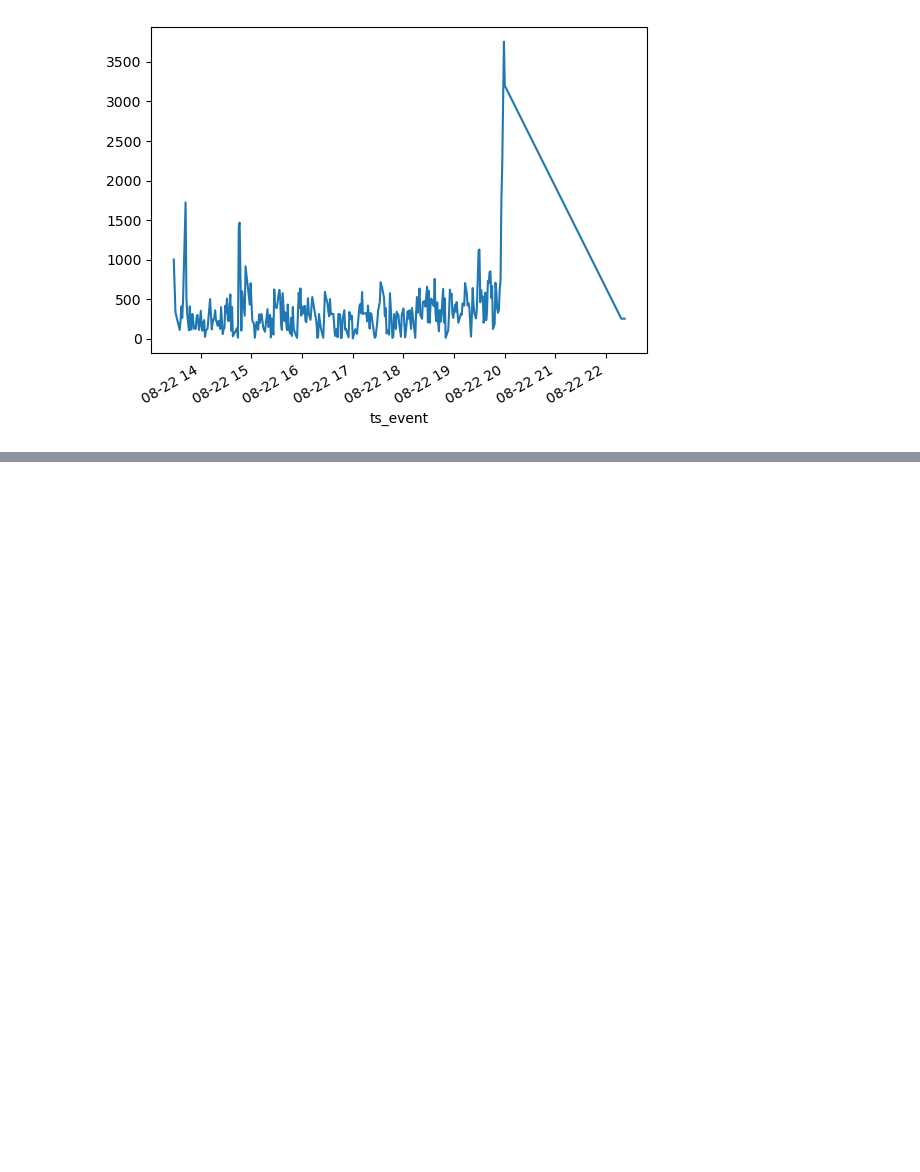
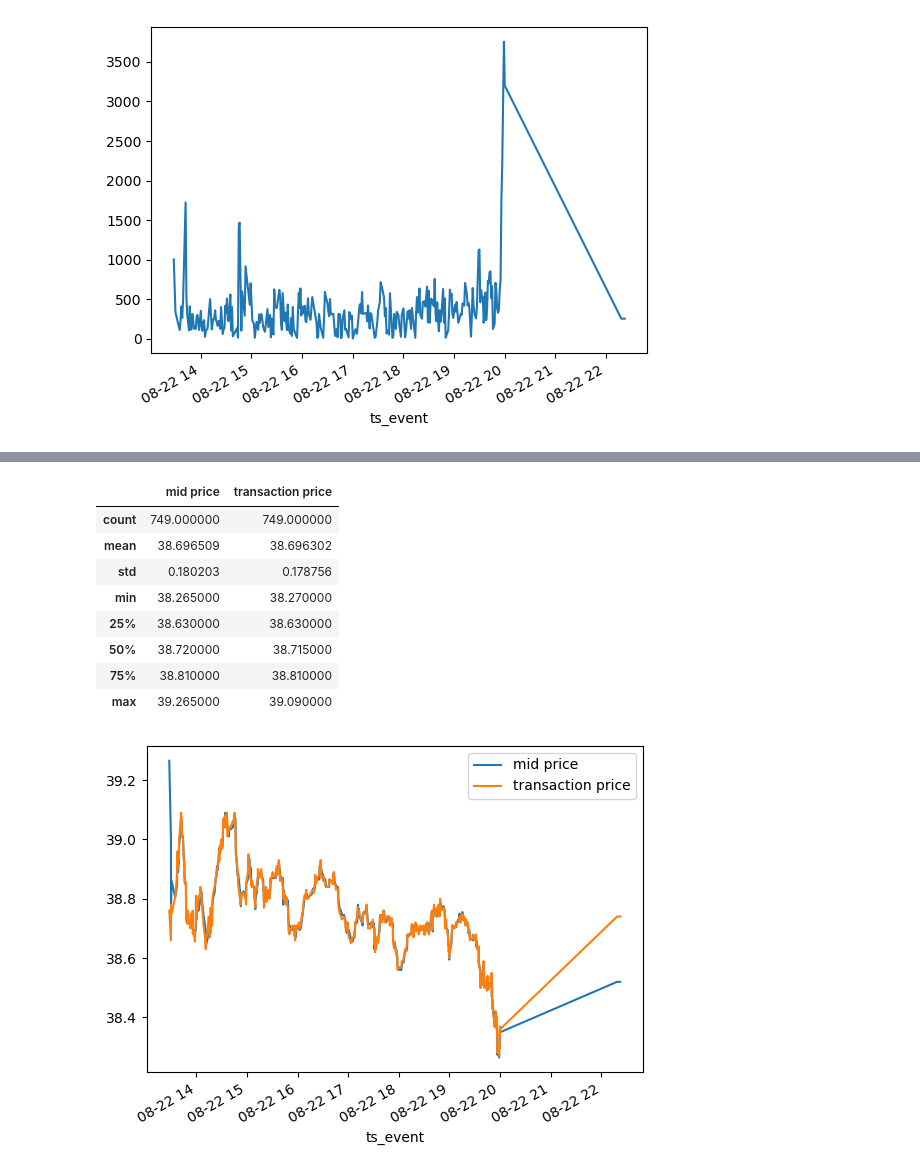
Before and after one commit to amchugh2/230x_team_repo, a Jupyter notebook: hw1_shash.ipynb, the cells around one changed output, grey strips where cells are left out. Saved outputs shown, nothing was run; the diff lists cells and outputs as text; code cells hidden in the pictures; blank space fills up the shorter version.

```diff
--- a/hw1_shash.ipynb
+++ b/hw1_shash.ipynb
@@ -155,3 +163,4 @@ test_depth=2*cake_spread_min.mean()
 cake_trades['mid']=(cake_trades['ask_px_00']+cake_trades['bid_px_00'])/2
 # %%
-cake_trades['test_ask']
+cake_mid_1s=cake_trades.groupby(cake_trades['ts_event'].dt.floor('s'))['mid'].last()
+cake_tsp_1s=cake_trades.groupby(cake_trades['ts_event'].dt.floor('s'))['price'].last()
@@ -171,0 +167,15 @@ cake_trades['test_ask']
+# %%
+cake_1s=pd.DataFrame({'mid price':cake_mid_1s,'transaction price':cake_tsp_1s})
+cake_1s.plot()
+cake_1s.describe()
+# %% [output]
+|  | mid price | transaction price |
+| count | 749.000000 | 749.000000 |
+| mean | 38.696509 | 38.696302 |
+| std | 0.180203 | 0.178756 |
+| min | 38.265000 | 38.270000 |
+| 25% | 38.630000 | 38.630000 |
+| 50% | 38.720000 | 38.715000 |
+| 75% | 38.810000 | 38.810000 |
+| max | 39.265000 | 39.090000 |
+[figure, added]
```
Also changed, not shown: parts of 22 cells of this notebook, 1 other file.
